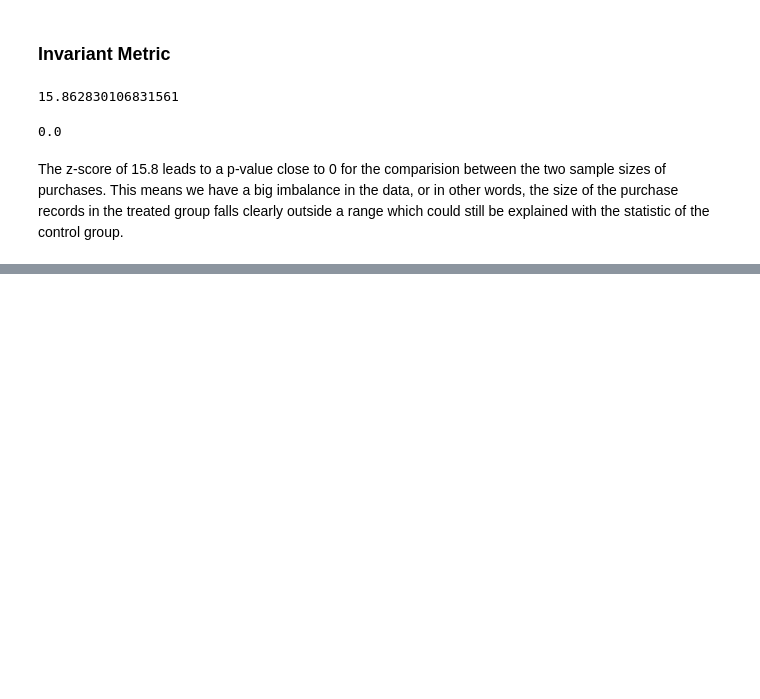
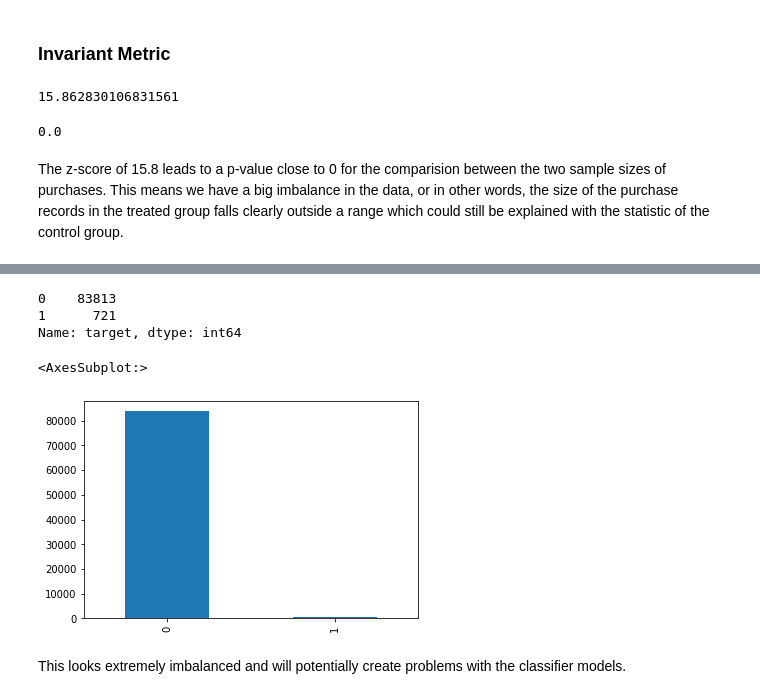
Before and after one commit to LarsTinnefeld/Starbucks_portfolio_exercise, a Jupyter notebook: starbucks.ipynb, the cells around one changed output, grey strips where cells are left out. Drawn from its saved outputs; the diff is of its cells as text; code cells hidden in the pictures; blank space fills up the shorter version.

Commit message:
Preparing ML process
Type: Code
- Splitting data
- Creating target value

```diff
--- a/starbucks.ipynb
+++ b/starbucks.ipynb
@@ -151,0 +161,17 @@ The z-score of 15.8 leads to a p-value close to 0 for the comparision between th
+# %%
+# Splitting features target value
+train_data['target'] = train_data.apply(lambda x: x['Promotion'] == 'Yes' and x['purchase'] == 1, axis=1)
+train_data['target'] = train_data['target'].map({True: 1, False: 0})
+# %%
+train_data['target'].value_counts()
+# %% [output]
+0    83813
+1      721
+Name: target, dtype: int64
+# %%
+train_data['target'].value_counts().plot(kind='bar')
+# %% [output]
+<AxesSubplot:>
+[figure, added]
+# %% [markdown]
+This looks extremely imbalanced and will potentially create problems with the classifier models.
```
Also changed, not shown: parts of 5 cells of this notebook.
